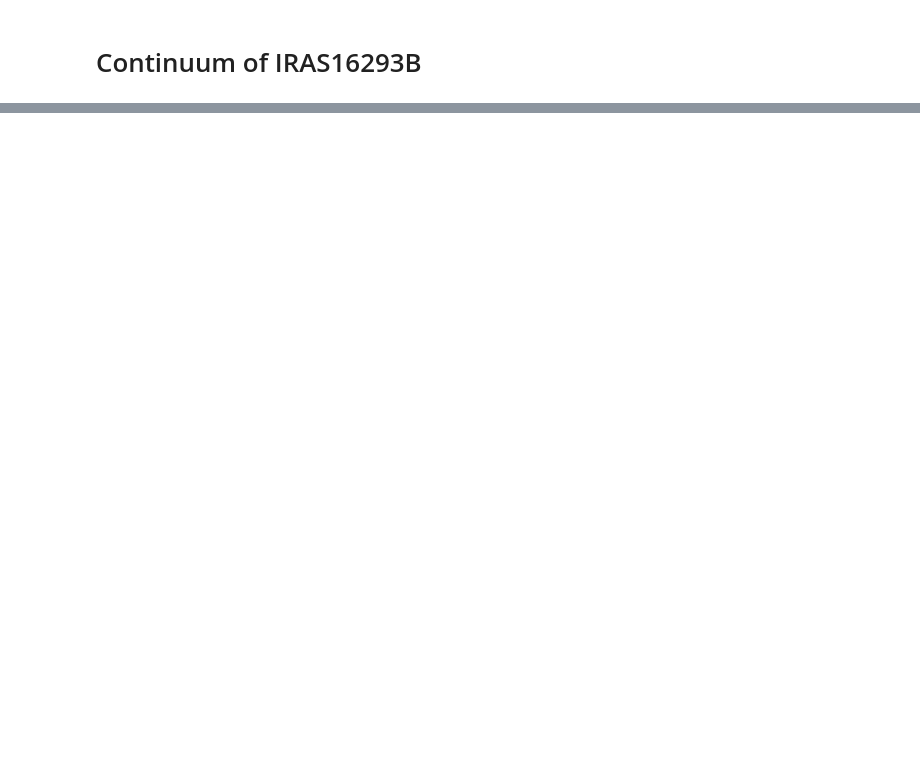
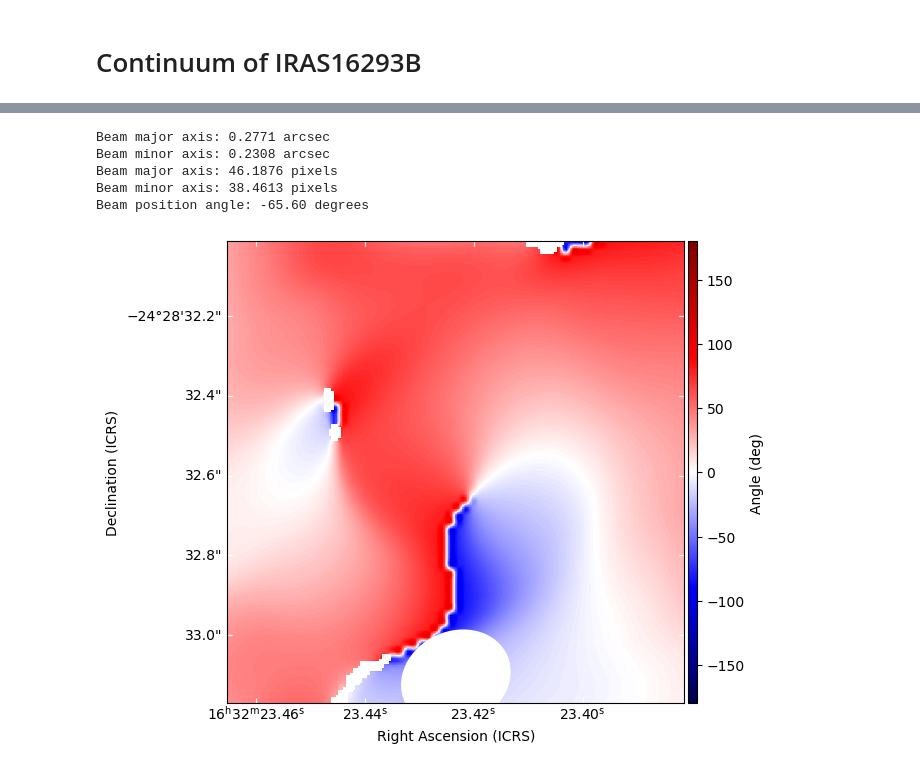
Before and after one commit to hyp0515/IRAS16293B_project, a Jupyter notebook: iras16293b/continuum.ipynb, the cells around one changed output, grey strips where cells are left out. Saved outputs shown, nothing was run; the diff lists cells and outputs as text; code cells hidden in the pictures; blank space fills up the shorter version.

```diff
--- a/iras16293b/continuum.ipynb
+++ b/iras16293b/continuum.ipynb
@@ -66,0 +150,3 @@ np.savez("3mm_alma.npz", conti_img=conti_img, au_per_pix_edisk=au_per_pix_edisk,
+# %%
+data_band6_Per, header_band6_Per, wcs_band6_Per = get_info(fname_band6_Per)
+data_band6_PA, header_band6_PA, wcs_band6_PA = get_info(fname_band6_PA)
@@ -66,0 +156,41 @@ np.savez("3mm_alma.npz", conti_img=conti_img, au_per_pix_edisk=au_per_pix_edisk,
+# %%
+beam_arcsec_Per, beam_pixel_Per, beam_pa_Per, au_per_pix_Per = get_beam_axis(header=header_band6_Per, distance_pc=distance_pc)
+beam_major_arcsec, beam_minor_arcsec = beam_arcsec_Per
+beam_major_pixels, beam_minor_pixels = beam_pixel_Per
+
+print(f"Beam major axis: {beam_major_arcsec:.4f} arcsec")
+print(f"Beam minor axis: {beam_minor_arcsec:.4f} arcsec")
+print(f"Beam major axis: {beam_major_pixels:.4f} pixels")
+print(f"Beam minor axis: {beam_minor_pixels:.4f} pixels")
+print(f"Beam position angle: {beam_pa_Per:.2f} degrees")
+# %% [output]
+Beam major axis: 0.2771 arcsec
+Beam minor axis: 0.2308 arcsec
+Beam major axis: 46.1876 pixels
+Beam minor axis: 38.4613 pixels
+Beam position angle: -65.60 degrees
+# %%
+data_band6_Per_crop, wcs_band6_Per_crop = crop(data_band6_Per, wcs_band6_Per)
+data_band6_PA_crop, wcs_band6_PA_crop = crop(data_band6_PA, wcs_band6_PA)
+# %%
+fig = plt.figure(figsize=(8, 6))
+ax = plt.subplot(projection=wcs_band6_PA_crop)
+ax = plt.subplot()
+
+im = ax.imshow(data_band6_PA_crop, cmap='seismic', origin='lower', vmin=-180, vmax=180)
+colorbar = fig.colorbar(im, ax=ax, pad=0.005, aspect=50)
+colorbar.set_label('Angle (deg)')
+
+beam = Ellipse((95, 10), width=beam_minor_pixels, height=beam_major_pixels,
+               angle=beam_pa, edgecolor='w', facecolor='w', lw=1.5, fill=True)
+ax.add_patch(beam)
+
+# plt.plot([25-75/au_per_pix, 25+75/au_per_pix],[10, 10], "w", lw=3)
+# plt.text(25, 15, '150 AU', color='w', ha='center', va='top')
+ax.set_xlabel('Right Ascension (ICRS)')
+ax.set_ylabel('Declination (ICRS)')
+plt.tick_params(direction='in', color='w')
+# plt.savefig('iras16293_Band6_PA.pdf', transparent=True)
+plt.show()
+# %% [output]
+[figure, added]
```
Also changed, not shown: parts of 59 cells of this notebook, 5 other files.
